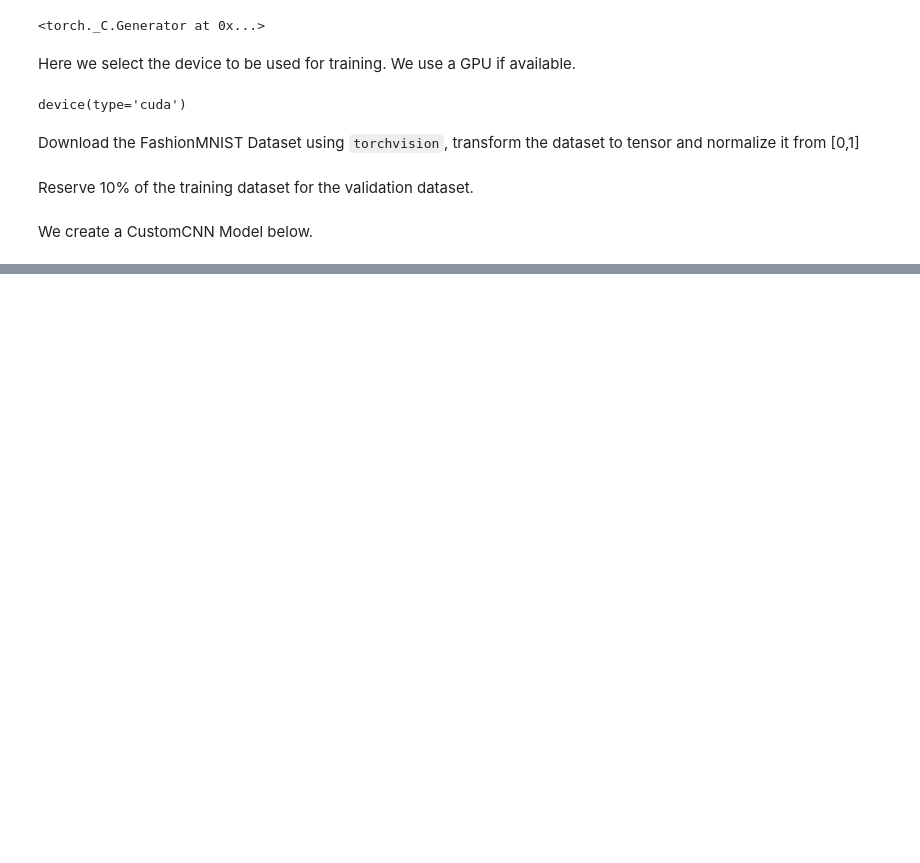
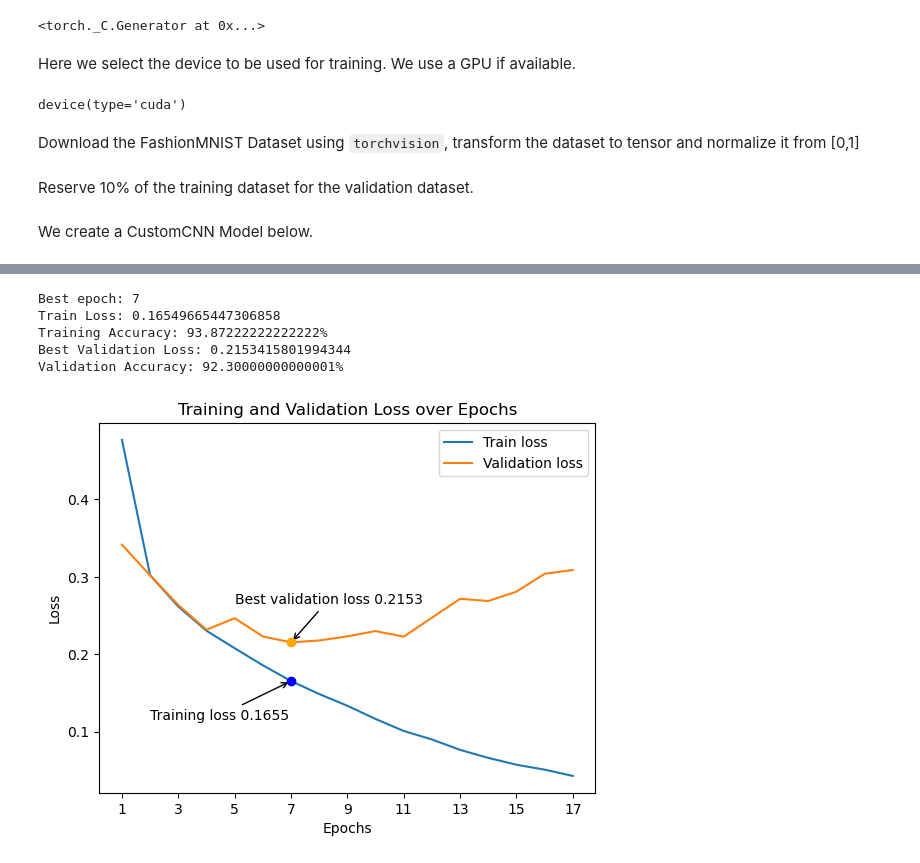
Before and after one commit to JayC-SF/Artificial-Intelligence-Labs, a Jupyter notebook: major-assignments/assignment2/implementation-q4.ipynb, the cells around one changed output, grey strips where cells are left out. Saved outputs shown, nothing was run; the diff lists cells and outputs as text; code cells hidden in the pictures; blank space fills up the shorter version.

```diff
--- a/major-assignments/assignment2/implementation-q4.ipynb
+++ b/major-assignments/assignment2/implementation-q4.ipynb
@@ -46,7 +44,7 @@ test_loader = DataLoader(test_dataset, batch_size=64, shuffle=False)
 We create a CustomCNN Model below.
 # %%
 class CustomCNN(nn.Module):
-    def __init__(self):
+    def __init__(self, ):
         super(CustomCNN, self).__init__()
         self.conv1 = nn.Conv2d(in_channels=1, out_channels=32, kernel_size=3, padding=1) # output dims (32, 28, 28)
         self.maxpool1 = nn.MaxPool2d(kernel_size=2, stride=2) # output dims (32, 14, 14)
@@ -157,0 +174,53 @@ RuntimeError: Input type (torch.FloatTensor) and weight type (torch.cuda.FloatTe
+# %%
+selected_epoch = curr_epoch-patience
+train_loss = train_avg_losses[selected_epoch-1]
+train_acc = train_accs[selected_epoch-1]
+best_val_loss = val_avg_losses[selected_epoch-1]
+val_acc = val_accs[selected_epoch-1]
+
+print(f"Best epoch: {selected_epoch}")
+print(f"Train Loss: {train_loss}")
+print(f"Training Accuracy: {train_acc}%")
+print(f"Best Validation Loss: {best_val_loss}")
+print(f"Validation Accuracy: {val_acc}%")
+# %% [output]
+Best epoch: 7
+Train Loss: 0.16549665447306858
+Training Accuracy: 93.87222222222222%
+Best Validation Loss: 0.2153415801994344
+Validation Accuracy: 92.30000000000001%
+# %%
+epochs = [i for i in range(1, curr_epoch+1)]
+xticks = []
+for i in epochs:
+    if (i+1)%2==0:
+        xticks.append(i)
+
+plt.plot(epochs, train_avg_losses)
+plt.plot(epochs, val_avg_losses)
+
+# annotate train_loss
+plt.scatter(selected_epoch, train_loss, color='blue', zorder=5)
+plt.annotate(
+    f'Training loss {train_loss:.4f}',
+    xy=(selected_epoch, train_loss),
+    xytext=(selected_epoch-5, train_loss-0.05),
+    arrowprops=dict(arrowstyle='->')
+)
+
+# annotate val_loss
+plt.scatter(selected_epoch, best_val_loss, color='orange', zorder=5)
+plt.annotate(
+    f'Best validation loss {best_val_loss:.4f}',
+    xy=(selected_epoch, best_val_loss),
+    xytext=(selected_epoch-2, best_val_loss+0.05),
+    arrowprops=dict(arrowstyle='->')
+)
+plt.xticks(xticks, xticks)
+plt.xlabel("Epochs")
+plt.ylabel("Loss")
+plt.legend(["Train loss", "Validation loss"])
+plt.title("Training and Validation Loss over Epochs")
+plt.show()
+# %% [output]
+[figure, added]
```
Also changed, not shown: parts of 11 cells of this notebook, 1 other file.
